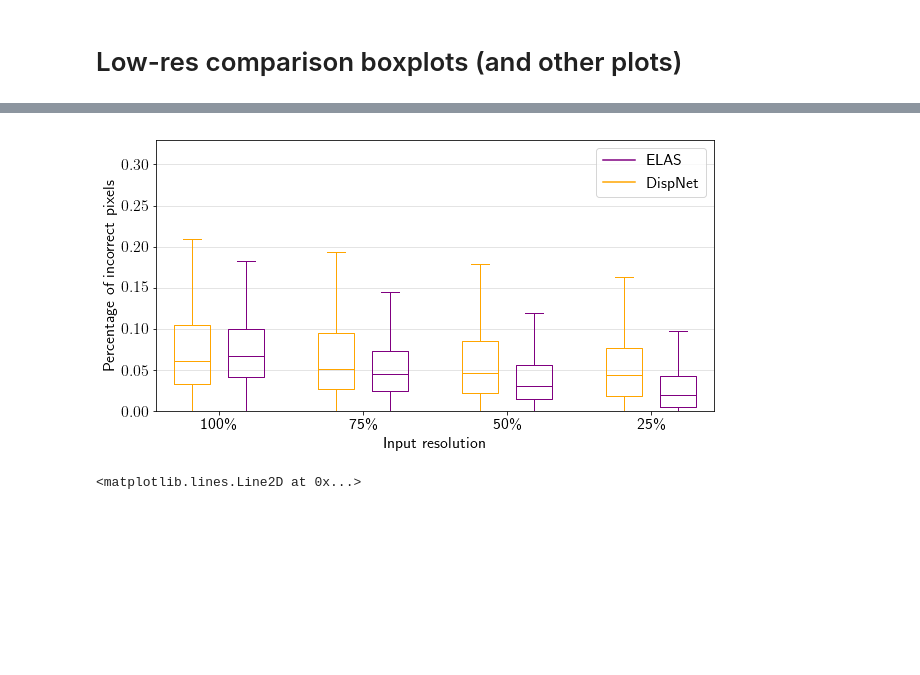
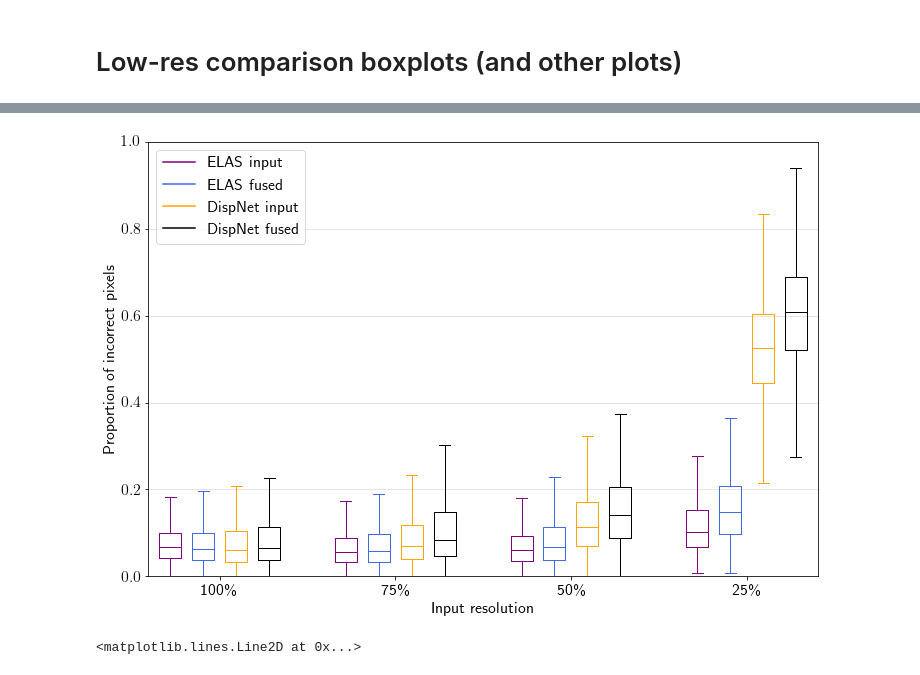
Before and after one commit to AndreiBarsan/DynSLAM, a Jupyter notebook: notebooks/DepthAnalysis.ipynb, the cells around one changed output, grey strips where cells are left out. Drawn from its saved outputs; the diff is of its cells as text; code cells hidden in the pictures; blank space fills up the shorter version.

```diff
--- a/notebooks/DepthAnalysis.ipynb
+++ b/notebooks/DepthAnalysis.ipynb
@@ -571,50 +574,68 @@ No Dynamic fusion:      0.8308
 # %% [markdown]
 # Low-res comparison boxplots (and other plots)
 # %%
-def low_res_eval():
-    base = '../csv/ablation-res/odo-06-{}-with-fusion-weights-static-depth-result-{:.2f}.csv'
-    dframes = {}
+def low_res_eval(root):
+    base = os.path.join(root, 'odo-06-{}-with-fusion-weights-static-depth-result-{:.2f}.csv')
     res = {}
 
     scales = [1.00, 0.75, 0.50, 0.25]
-    for depth in ['elas', 'dispnet']:
+    metrics = ['input', 'fusion']
+    depths = ['elas', 'dispnet']
+
+    for depth in depths:
         for scale in scales:
-            key = "{}-{:.2f}".format(depth, scale)
             fname = base.format(depth, scale)
             df = pd.read_csv(fname)
             augment(df)
-            dframes[key] = df
+            for metric in metrics:
+                key = "{}-{}-{:.2f}".format(metric, depth, scale)
 
-            in_err = df['input-error-3.00-kitti']
-            in_tot = df['input-total-3.00-kitti']
-            in_mis = df['input-missing-3.00-kitti']
-            in_cor = df['input-correct-3.00-kitti']
-            error = 1 - in_cor / (in_tot - in_mis)
-            res[key] = error
+                err = df['{}-error-3.00-kitti'.format(metric)]
+                tot = df['{}-total-3.00-kitti'.format(metric)]
+                mis = df['{}-missing-3.00-kitti'.format(metric)]
+                cor = df['{}-correct-3.00-kitti'.format(metric)]
+
+                error_perc = 1 - cor / (tot - mis)
+                res[key] = error_perc
 
     res_df = pd.DataFrame(res)
 
     columns = []
     box_colors = []
-    ELAS_COL = 'Purple'
-    DISPNET_COL = 'Orange'
+    ELAS_IN_COL = 'Purple'
+    DISPNET_IN_COL = 'Orange'
+    ELAS_FU_COL = 'RoyalBlue'
+    DISPNET_FU_COL = 'Black'
+
     box_positions = []
 
     idx = 0
     for scale in scales:
-        for depth in ['dispnet', 'elas']:
-            key = "{}-{:.2f}".format(depth, scale)
-            columns.append(key)
-            box_colors.append(DISPNET_COL if depth == 'dispnet' else ELAS_COL)
+        for depth in depths:
+            for metric in metrics:
+                key = "{}-{}-{:.2f}".format(metric, depth, scale)
+                columns.append(key)
 
-            box_positions.append(idx)
-            idx = idx + 0.75
+                if metric == 'input':
+                    if depth == 'elas':
+                        color = ELAS_IN_COL
+                    else:
+                        color = DISPNET_IN_COL
+                else:
+                    if depth == 'elas':
+                        color = ELAS_FU_COL
+                    else:
+                        color = DISPNET_FU_COL
 
-        idx = idx + 0.5
+                box_colors.append(color)
+                box_positions.append(idx)
+                idx = idx + 0.75
+
+        idx = idx + 1.0
 
     color = dict(boxes=box_colors)
 
-    fig = plt.figure(figsize=(10, 5))
+    fig = plt.figure(figsize=(12, 8))
     ax = fig.add_subplot(111)
     (ax, boxplot) = res_df.boxplot(columns, showfliers=False,
                                    return_type='both',
@@ -624,8 +645,8 @@ def low_res_eval():
                                    positions=box_positions)
     print(columns)
 
-    ax.set_ylim([0, 0.33])
-    ax.set_ylabel("Percentage of incorrect pixels")
+    ax.set_ylim([0, 1.0])
+    ax.set_ylabel("Proportion of incorrect pixels")
     ax.set_xlabel("Input resolution")
     ax.grid('off')
     ax.yaxis.grid(True, linestyle='-', which='major', color='lightgrey', alpha=0.75)
@@ -640,27 +661,39 @@ def low_res_eval():
 
     # Ugly, but required since every box has two whiskers and two caps...
     for idx, (whisker, cap) in enumerate(zip(boxplot['whiskers'], boxplot['caps'])):
-        if idx % 4 in [0, 1]:
-            cap.set_color(box_colors[0])
-            whisker.set_color(box_colors[0])
-        else:
-            cap.set_color(box_colors[1])
-            whisker.set_color(box_colors[1])
+        cap.set_color(box_colors[idx%8 // 2])
+        whisker.set_color(box_colors[idx%8 // 2])
 
 
     bp_np = np.array(box_positions)
-    alt_ticks = bp_np[np.arange(len(bp_np)) % 2 == 0] + (0.75/2)
+    alt_ticks = bp_np[np.arange(len(bp_np)) % 4 == 0] + (0.75*3/2)
     ax.set_xticks(alt_ticks)
     ax.set_xticklabels(["100\\%", "75\\%", "50\\%", "25\\%"])
 
     # Dummies for showing the appropriate legend
-    ax.plot([0.0], [-1000], label="ELAS", color=ELAS_COL)
-    ax.plot([0.0], [-1000], label="DispNet", color=DISPNET_COL)
+    ax.plot([0.0], [-1000], label="ELAS input", color=ELAS_IN_COL)
+    ax.plot([0.0], [-1000], label="ELAS fused", color=ELAS_FU_COL)
+    ax.plot([0.0], [-1000], label="DispNet input", color=DISPNET_IN_COL)
+    ax.plot([0.0], [-1000], label="DispNet fused", color=DISPNET_FU_COL)
     ax.legend()
+
+    for scale in scales:
+        print("{}\\% & ".format(int(scale * 100.0)), end='')
+        for depth in depths:
+            for idx, metric in enumerate(metrics):
+                key = "{}-{}-{:.2f}".format(metric, depth, scale)
+                print(" {:.4f}".format(res_df[key].mean()), end='')
+                if idx < len(metrics) - 1:
+                    print(" &", end='')
+
+
+        print(r" \\")
+
 
     fig_fname = "reduced-resolution-result"
     plt.savefig('../fig/{}.eps'.format(fig_fname))
     plt.savefig('../fig/{}.png'.format(fig_fname))
 
-low_res_eval()
+# low_res_eval('../csv/ablation-res-bad')
+low_res_eval('../csv/ablation-res-correct')
 # %% [output]
@@ -668,4 +705,4 @@ low_res_eval()
-[figure, old version]
+[figure, new version]
 # %%
 import math
 
```
Also changed, not shown: parts of 2 cells of this notebook, 1 other file.
